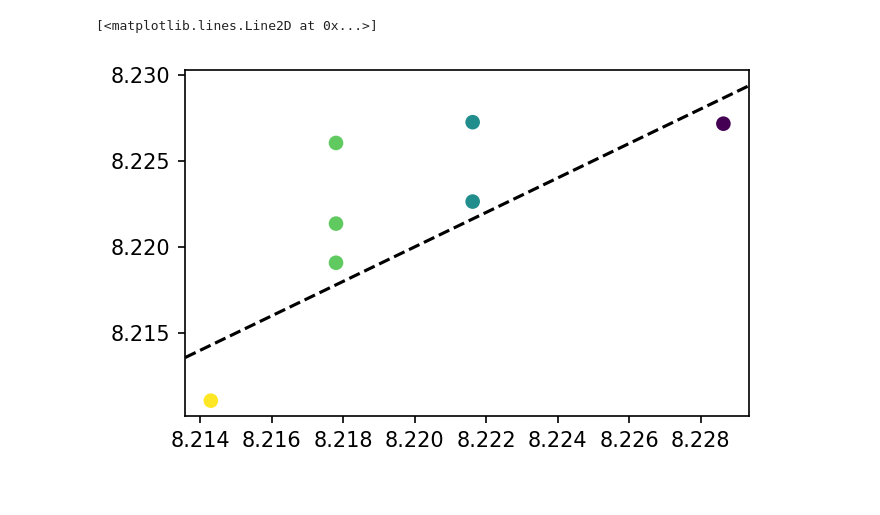
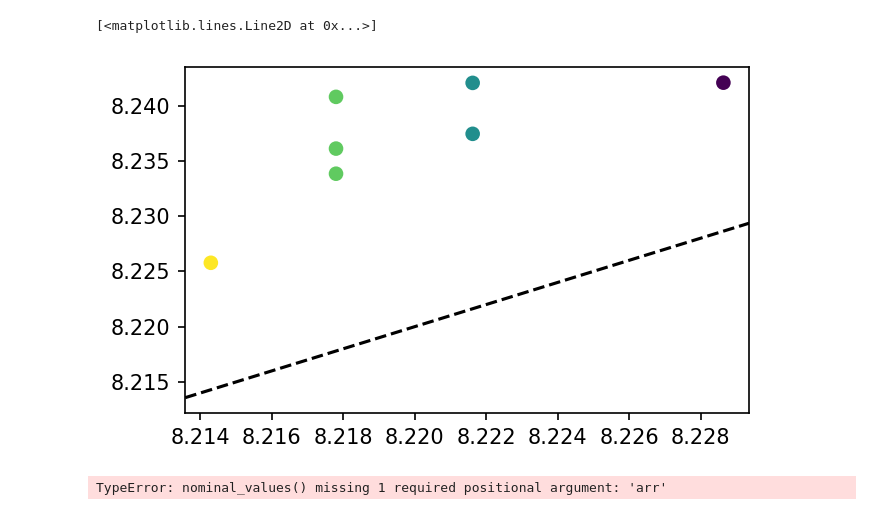
Before and after one commit to oscarbranson/carbspec, a Jupyter notebook: dev_KMCP.ipynb, the cells around one changed output. Drawn from its saved outputs; the diff is of its cells as text; code cells hidden in the pictures.

```diff
--- a/dev_KMCP.ipynb
+++ b/dev_KMCP.ipynb
@@ -30,0 +37,2 @@ f = ps[:,1] / ps[:,0]
+# %%
+s = spectra[-1]
@@ -31,21 +43,37 @@ f = ps[:,1] / ps[:,0]
 # %%
 
 temps = []
 for s in spectra:
     temps.append(s.temp)
 temps = np.array(temps)
 
 K = dye.K_handler('MCP', temps, 35)
 
 tris_pH = calc_pH_Tris(35, temps)
 
-calc_pH = mixture.pH_from_F(f, K + 3e-10)
+calc_pH = mixture.pH_from_F(f, K)
 
 plt.scatter(tris_pH, calc_pH, c=temps)
 ax = plt.gca()
 
 ax.set_xlim(ax.get_xlim())
 ax.plot(ax.get_xlim(), ax.get_xlim(), 'k--')
 # %% [output]
 [<matplotlib.lines.Line2D at 0x...>]
-[figure, old version]
+[figure, new version]
+# %%
+K_offset = 4e-10
+
+K = unp.nominal_values(dye.K_handler('MCP', temps, 35, mode='tris'))
+
+tris_pH = calc_pH_Tris(35, temps)
+
+calc_pH = mixture.pH_from_F(f, K)
+
+plt.scatter(tris_pH, calc_pH, c=temps)
+ax = plt.gca()
+
+ax.set_xlim(ax.get_xlim())
+ax.plot(ax.get_xlim(), ax.get_xlim(), 'k--')
+# %% [output]
+TypeError: nominal_values() missing 1 required positional argument: 'arr'
```
Also changed, not shown: parts of 4 cells of this notebook.
